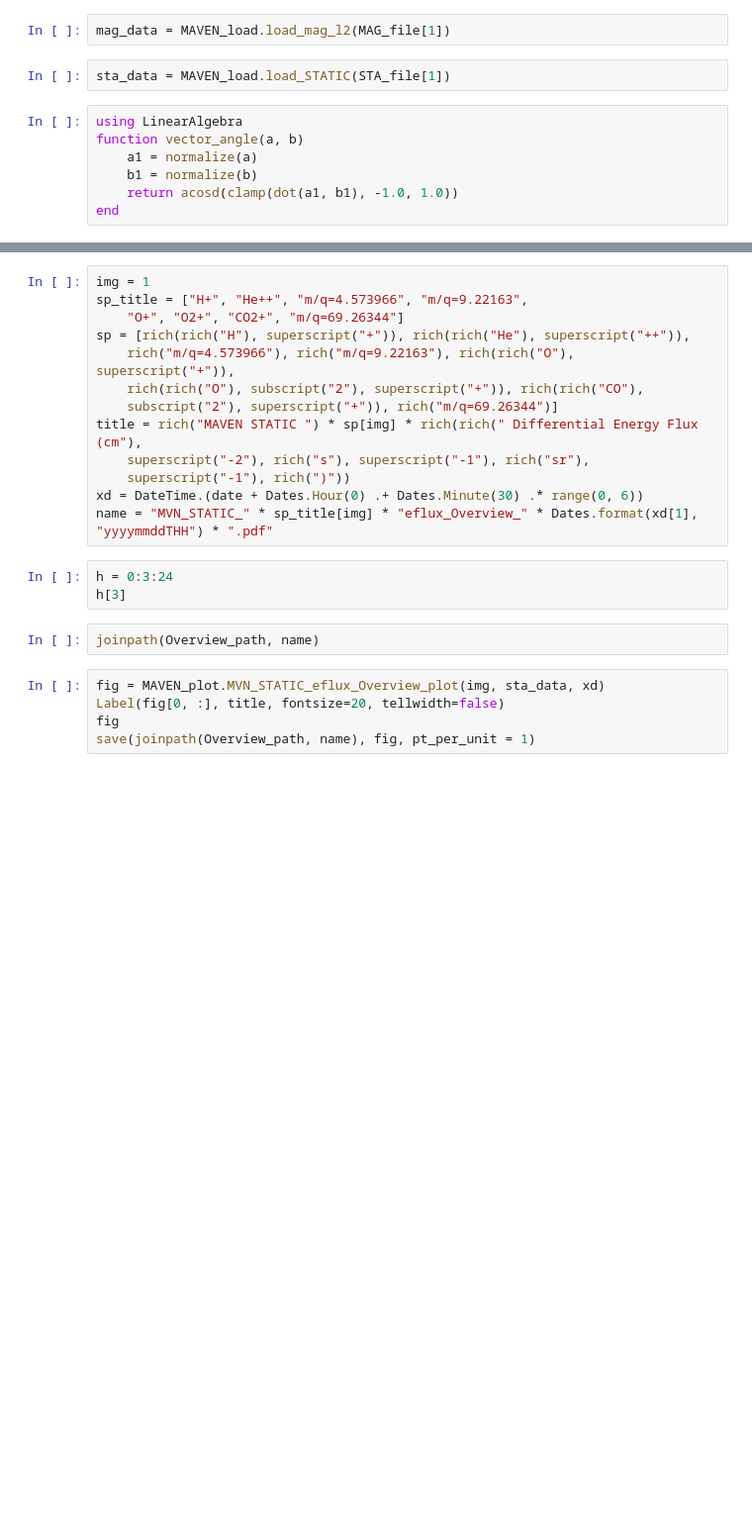
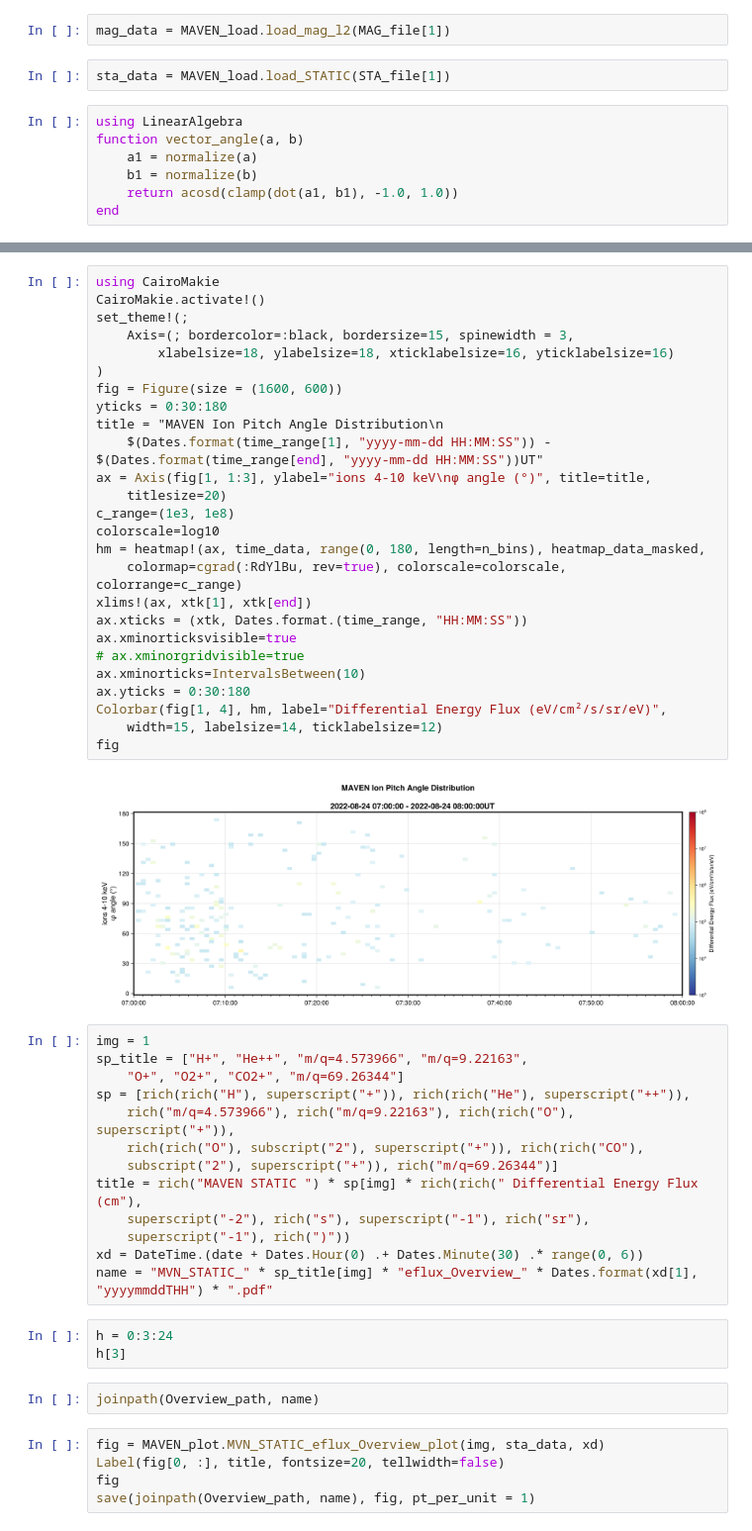
Before and after one commit to wzxswife/Tianwen, a Jupyter notebook: src/test.ipynb, the cells around one changed output, grey strips where cells are left out. Shown at 99% size. Cells and saved outputs as stored; diff of their text form; blank space fills up the shorter version.

Commit message:
完成swi_overview和sta_pitch_angle函数

```diff
--- a/src/test.ipynb
+++ b/src/test.ipynb
@@ -136,3 +126,31 @@ heatmap_data_masked = ifelse.(heatmap_data .< threshold, NaN, heatmap_data)
+# %%
+using CairoMakie
+CairoMakie.activate!()
+set_theme!(;
+    Axis=(; bordercolor=:black, bordersize=15, spinewidth = 3,
+        xlabelsize=18, ylabelsize=18, xticklabelsize=16, yticklabelsize=16)
+)
+fig = Figure(size = (1600, 600))
+yticks = 0:30:180
+title = "MAVEN Ion Pitch Angle Distribution\n
+    $(Dates.format(time_range[1], "yyyy-mm-dd HH:MM:SS")) - $(Dates.format(time_range[end], "yyyy-mm-dd HH:MM:SS"))UT"
+ax = Axis(fig[1, 1:3], ylabel="ions 4-10 keV\nφ angle (°)", title=title,
+    titlesize=20)
+c_range=(1e3, 1e8)
+colorscale=log10
+hm = heatmap!(ax, time_data, range(0, 180, length=n_bins), heatmap_data_masked,
+    colormap=cgrad(:RdYlBu, rev=true), colorscale=colorscale, colorrange=c_range)
+xlims!(ax, xtk[1], xtk[end])
+ax.xticks = (xtk, Dates.format.(time_range, "HH:MM:SS"))
+ax.xminorticksvisible=true
+# ax.xminorgridvisible=true
+ax.xminorticks=IntervalsBetween(10)
+ax.yticks = 0:30:180
+Colorbar(fig[1, 4], hm, label="Differential Energy Flux (eV/cm²/s/sr/eV)",
+    width=15, labelsize=14, ticklabelsize=12)
+fig
+# %% [output]
+[figure, added]
 # %%
 img = 1
 sp_title = ["H+", "He++", "m/q=4.573966", "m/q=9.22163",
```
Also changed, not shown: parts of 3 cells of this notebook, 6 other files.
